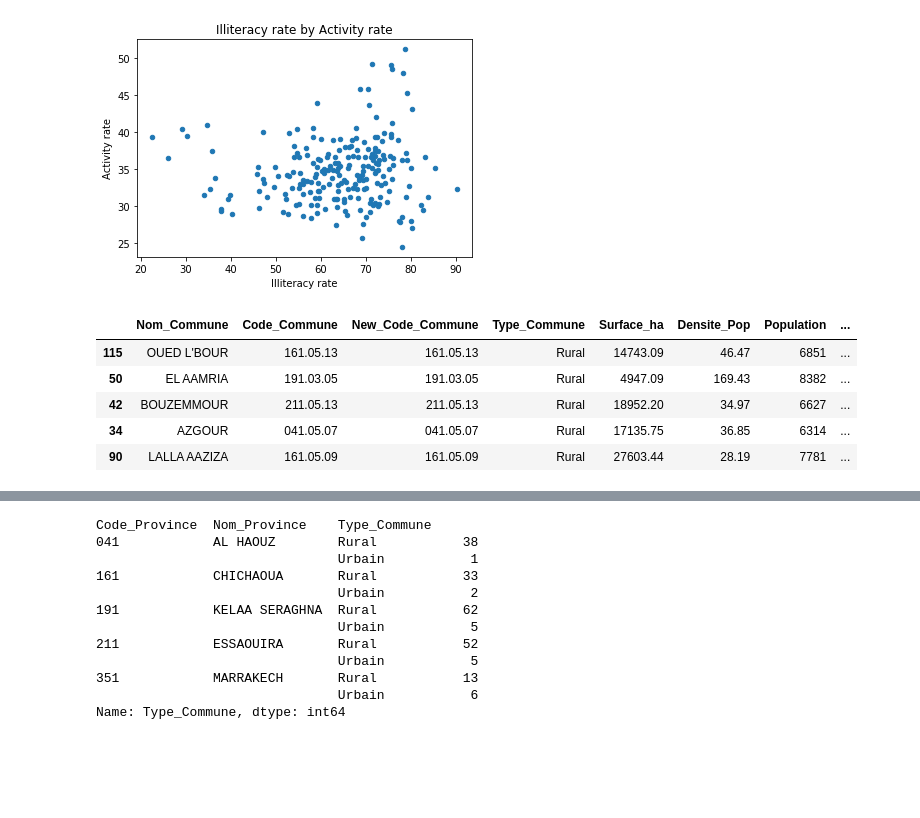
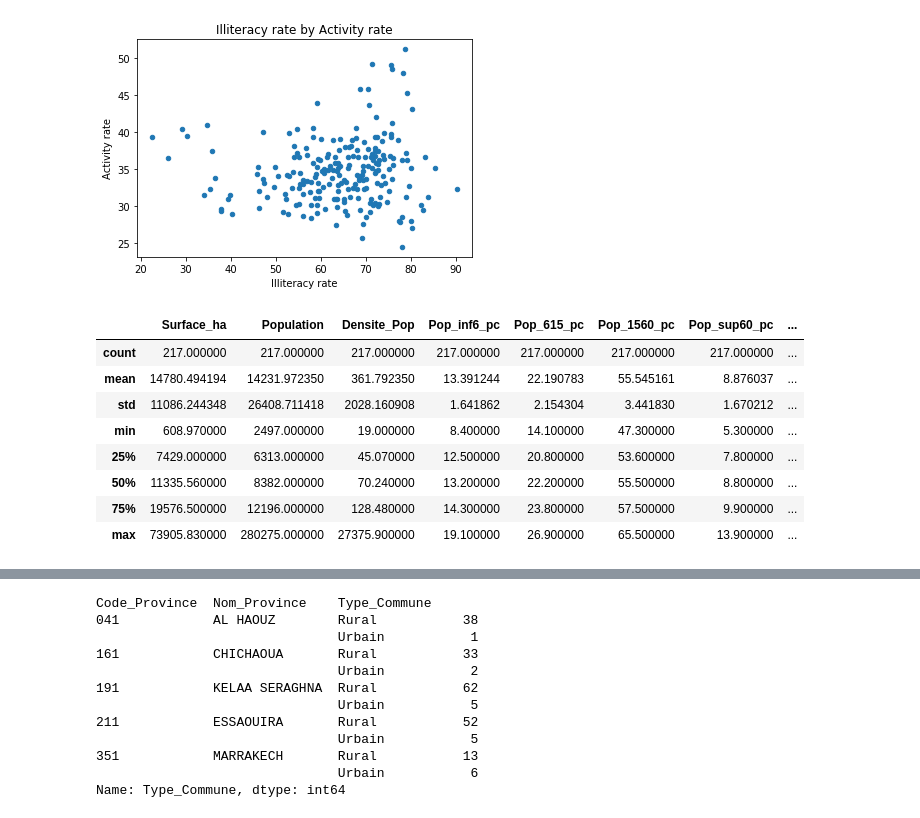
Before and after one commit to abidarelmehdi/moroccan-census-2004, a Jupyter notebook: projet.ipynb, the cells around one changed output, grey strips where cells are left out. Saved outputs shown, nothing was run; the diff lists cells and outputs as text; code cells hidden in the pictures; blank space fills up the shorter version.

```diff
--- a/projet.ipynb
+++ b/projet.ipynb
@@ -144,14 +144,17 @@ dfc[['Taux_Analphabetisme', 'Taux_activite', 'Nom_Commune']].plot.scatter(x='Tau
 #Question 11: Adding "densite_pop" popultaion/area
 dfc.insert(5, "Densite_Pop", round(dfc["Population"]/dfc["Surface_ha"]*100,2))
 # %%
-dfc.tail()
+dfc.describe()
 # %% [output]
-|  | Nom_Commune | Code_Commune | New_Code_Commune | Type_Commune | Surface_ha | Densite_Pop | Population | ... |
-| 115 | OUED L'BOUR | 161.05.13 | 161.05.13 | Rural | 14743.09 | 46.47 | 6851 | ... |
-| 50 | EL AAMRIA | 191.03.05 | 191.03.05 | Rural | 4947.09 | 169.43 | 8382 | ... |
-| 42 | BOUZEMMOUR | 211.05.13 | 211.05.13 | Rural | 18952.20 | 34.97 | 6627 | ... |
-| 34 | AZGOUR | 041.05.07 | 041.05.07 | Rural | 17135.75 | 36.85 | 6314 | ... |
-| 90 | LALLA AAZIZA | 161.05.09 | 161.05.09 | Rural | 27603.44 | 28.19 | 7781 | ... |
+|  | Surface_ha | Population | Densite_Pop | Pop_inf6_pc | Pop_615_pc | Pop_1560_pc | Pop_sup60_pc | ... |
+| count | 217.000000 | 217.000000 | 217.000000 | 217.000000 | 217.000000 | 217.000000 | 217.000000 | ... |
+| mean | 14780.494194 | 14231.972350 | 361.792350 | 13.391244 | 22.190783 | 55.545161 | 8.876037 | ... |
+| std | 11086.244348 | 26408.711418 | 2028.160908 | 1.641862 | 2.154304 | 3.441830 | 1.670212 | ... |
+| min | 608.970000 | 2497.000000 | 19.000000 | 8.400000 | 14.100000 | 47.300000 | 5.300000 | ... |
+| 25% | 7429.000000 | 6313.000000 | 45.070000 | 12.500000 | 20.800000 | 53.600000 | 7.800000 | ... |
+| 50% | 11335.560000 | 8382.000000 | 70.240000 | 13.200000 | 22.200000 | 55.500000 | 8.800000 | ... |
+| 75% | 19576.500000 | 12196.000000 | 128.480000 | 14.300000 | 23.800000 | 57.500000 | 9.900000 | ... |
+| max | 73905.830000 | 280275.000000 | 27375.900000 | 19.100000 | 26.900000 | 65.500000 | 13.900000 | ... |
 # %%
 #Question 12: Retrieving State code from Municipality code
 def codeProvince(codeCommune):
```
Also changed, not shown: parts of 18 cells of this notebook, 5 other files.
